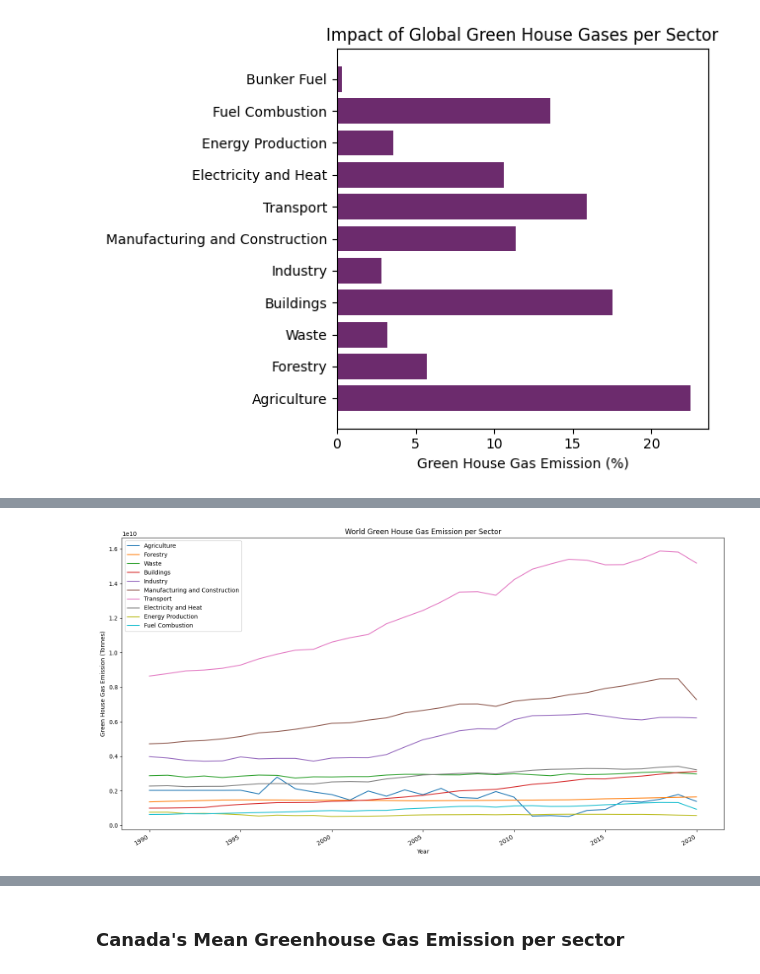
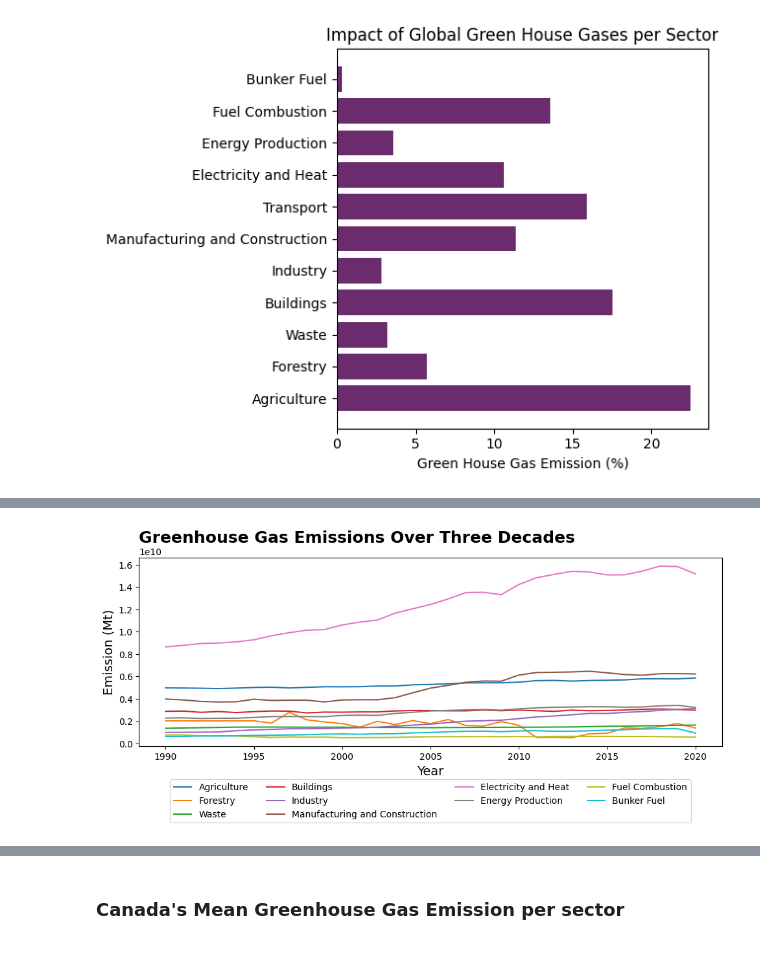
Before and after one commit to minari314159/CO2-Emission-Trends, a Jupyter notebook: Sector_Analysis.ipynb, the cells around one changed output, grey strips where cells are left out. Cells and saved outputs as stored; diff of their text form; code cells hidden in the pictures.

```diff
--- a/Sector_Analysis.ipynb
+++ b/Sector_Analysis.ipynb
@@ -87,25 +86,19 @@ df_compare.melt(id_vars=['Year', 'Entity'], value_vars=['Agriculture', 'Forestry
-# %%
-GHG_y = df_compare.iloc[:, 3:]
-
-fig, ax = plt.subplots(figsize=(15, 8))
-
-ax.plot(df_compare['Year'], GHG_y)
-fig.autofmt_xdate(which='both')
-
-ax.set_title('World Green House Gas Emission per Sector')
-ax.set_ylabel('Green House Gas Emission (Tonnes)')
-ax.set_xlabel('Year')
-ax.legend(['Agriculture', 'Forestry',
-           'Waste',
-           'Buildings',
-           'Industry',
-           'Manufacturing and Construction',
-           'Transport',
-           'Electricity and Heat',
-           'Energy Production',
-           'Fuel Combustion',
-           'Bunker Fuel'])
-plt.tight_layout()
-plt.show()
-# %% [output]
-[figure, removed]
+# %%
+fig, ax = plt.subplots(figsize=(10, 5))
+sns.lineplot(
+        x='Year',
+        y='Emission (Mt)',
+        data=df_compare[df_compare['Entity'].isin(['World'])],
+        hue='Industries',
+        ax=ax
+    )
+ax.set_xlabel('Year', fontsize=14)
+ax.set_ylabel('Emission (Mt)', fontsize=14)
+ax.set_title("Greenhouse Gas Emissions Over Three Decades",
+             loc='left', fontsize=18, fontweight='bold', y=1.05)
+ax.legend(loc='upper center', bbox_to_anchor=(0.5, -0.15),
+              fancybox=True, ncol=4)
+plt.tight_layout()
+plt.show()
+# %% [output]
+[figure, added]
```
Also changed, not shown: parts of 5 cells of this notebook, 3 other files.
